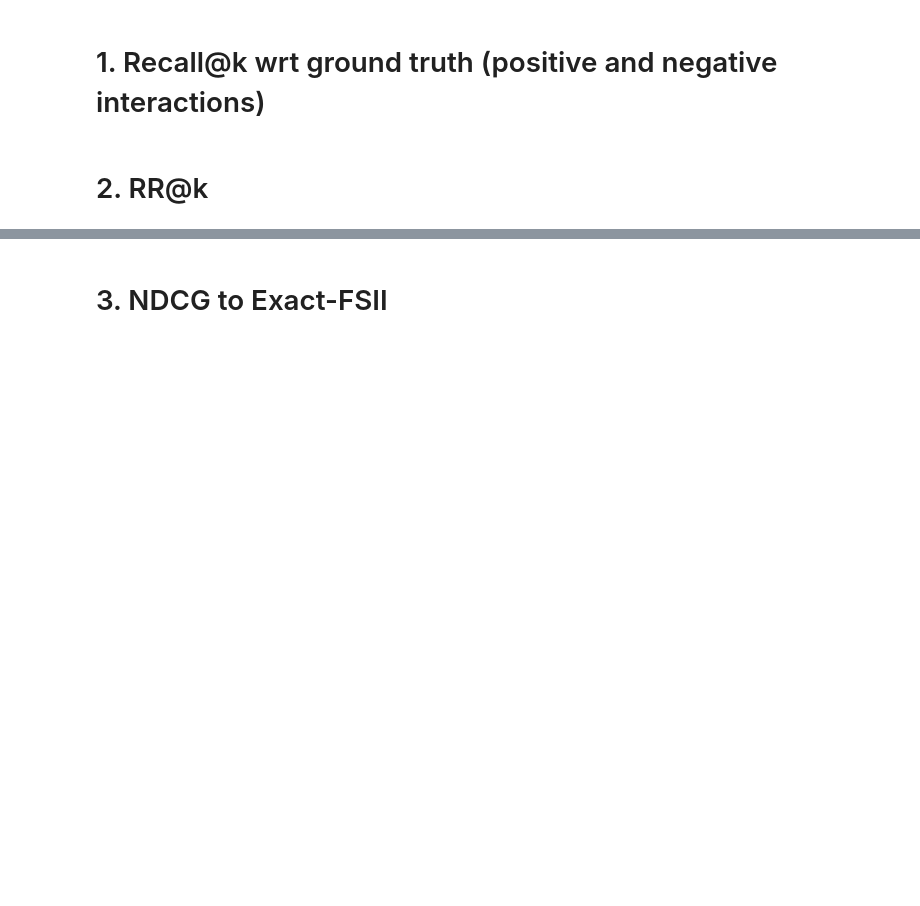
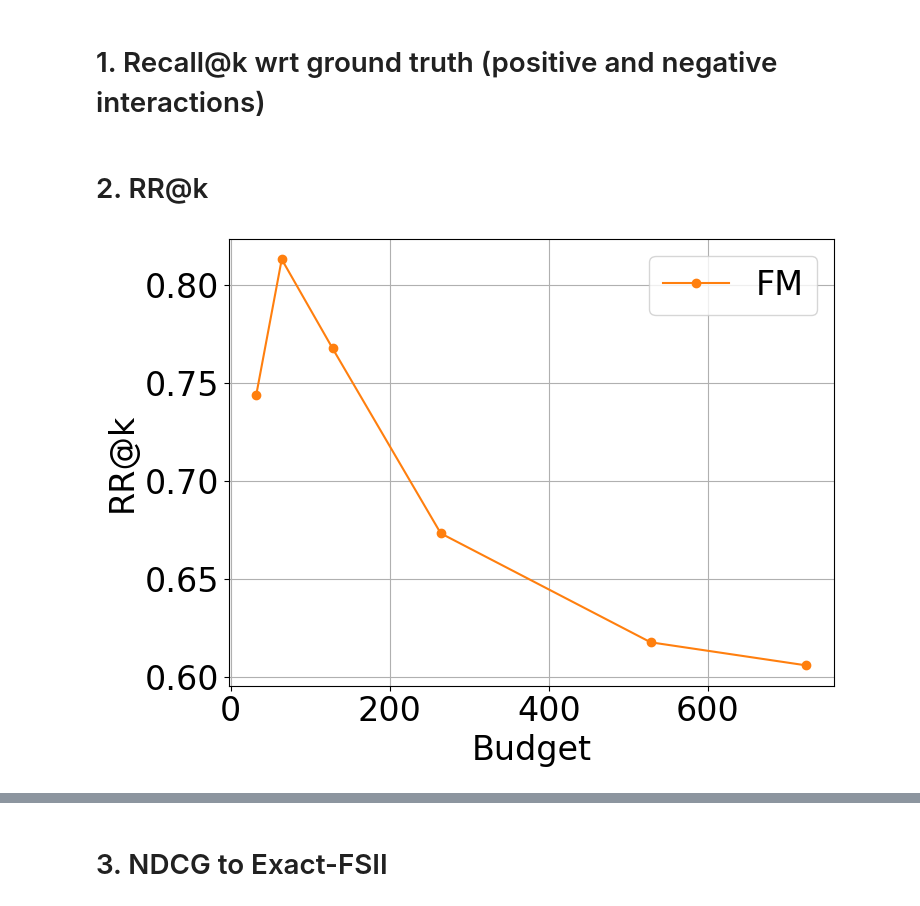
Before and after one commit to iNema9590/LLMX, a Jupyter notebook: Notebooks/hotpotaq.ipynb, the cells around one changed output, grey strips where cells are left out. Cells and saved outputs as stored; diff of their text form; code cells hidden in the pictures; blank space fills up the shorter version.

```diff
--- a/Notebooks/hotpotaq.ipynb
+++ b/Notebooks/hotpotaq.ipynb
@@ -767,7 +855,7 @@ def extract_budget(key):
     return int(match.group(1)) if match else None
 
 def extract_family(key):
-    if key.startswith("FR"):
+    if key.startswith("Fl"):
         return key
     elif key.startswith("FM"):
         return "FM"
@@ -804,34 +892,36 @@ rr_avg = collect_rr_at_k_over_budgets(extras, 3)
 plt.figure(figsize=(8,6))
 
 # Plot budgeted families
 for family, budget_rrs in rr_avg.items():
     budgets = sorted(budget_rrs.keys())
     values = [budget_rrs[b] for b in budgets]
     if "FR" in family:
         plt.scatter(budgets, values, marker='x', label=family, color=get_color(family))
     else:
         plt.plot(budgets, values, marker='o', label=family, color=get_color(family))
 
 # Plot constant methods (e.g., Exact-FSII, LOO, ARC-JSD) as horizontal lines
 # constant_methods = ['Exact-FSII', 'LOO', 'ARC-JSD']
 # for method in constant_methods:
 #     # Collect RR@k for each experiment and average
 #     rr_vals = []
 #     for exp in extras:
 #         if method in exp:
 #             rr_vals.append(compute_rr_at_k(exp[method], ground_truth, k))
 #     if rr_vals:
 #         avg_rr = np.mean(rr_vals)
 #         plt.axhline(y=avg_rr, color=None, linestyle='--', label=method)
 
 plt.xlabel('Budget')
 plt.ylabel(f'RR@k')
-# plt.legend()
+plt.legend()
 plt.grid(True)
 plt.tight_layout()
 # plt.savefig(f"../Figures/{model_path.split('/')[1].split('-')[0]}/rr@5_rank.pdf", bbox_inches='tight')
 
 plt.show()
+# %% [output]
+[figure, added]
 # %%
 import matplotlib.lines as mlines
 
```
Also changed, not shown: parts of 12 cells of this notebook, 4 other files.
